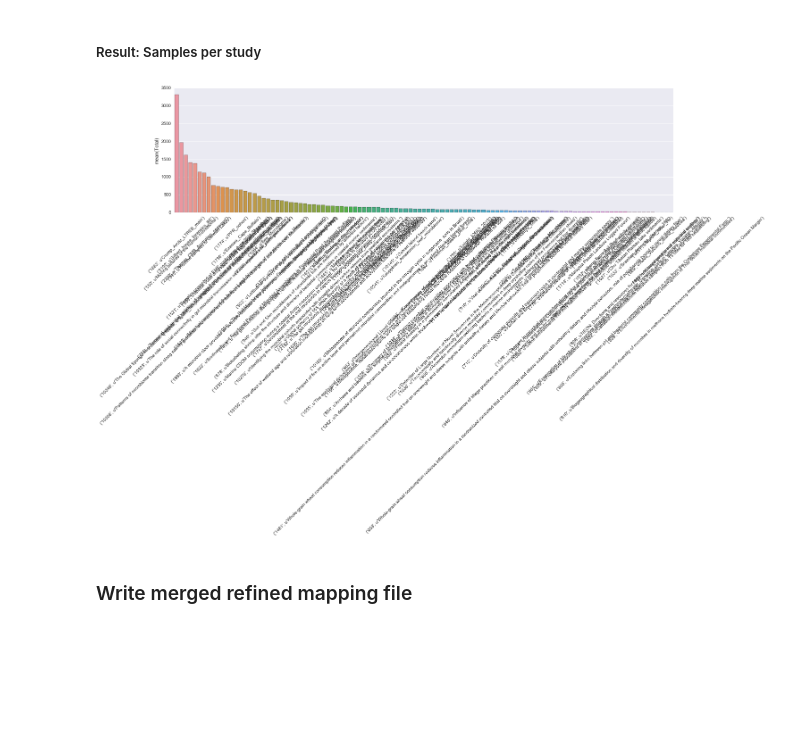
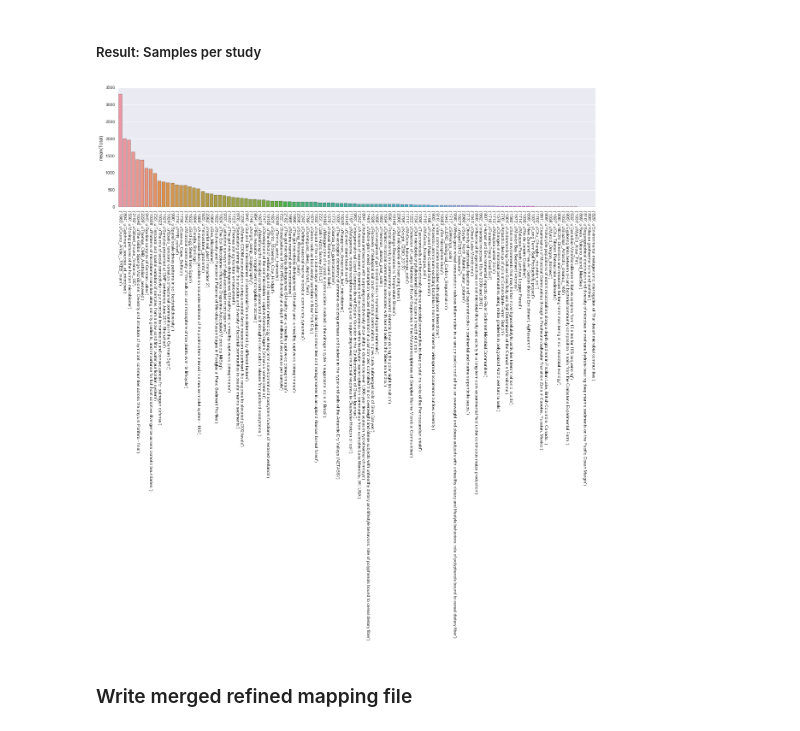
Before and after one commit to biocore/emp, a Jupyter notebook: ipynb/emp20k_metadata_refine.ipynb, the cells around one changed output. Saved outputs shown, nothing was run; the diff lists cells and outputs as text; code cells hidden in the pictures; blank space fills up the shorter version.

Commit message:
fixed host taxids plus minor updates

```diff
--- a/ipynb/emp20k_metadata_refine.ipynb
+++ b/ipynb/emp20k_metadata_refine.ipynb
@@ -375,3 +517,26 @@ df_refined['host_scientific_name_lookup'] = [dict_sn[x] if x in dict_sn else ''
+# %%
+ncbi = NCBITaxa()
+# %%
+df_refined['host_superkingdom'] = np.nan
+df_refined['host_kingdom'] = np.nan
+df_refined['host_phylum'] = np.nan
+df_refined['host_class'] = np.nan
+df_refined['host_order'] = np.nan
+df_refined['host_family'] = np.nan
+df_refined['host_genus'] = np.nan
+df_refined['host_species'] = np.nan
+# %%
+for index, taxid in df_refined.host_taxid.iteritems():
+    if taxid is not '':
+        lineage = get_taxon_path(taxid, ncbi)
+        df_refined['host_superkingdom'][index] = lineage[0]
+        df_refined['host_kingdom'][index] = lineage[1]
+        df_refined['host_phylum'][index] = lineage[2]
+        df_refined['host_class'][index] = lineage[3]
+        df_refined['host_order'][index] = lineage[4]
+        df_refined['host_family'][index] = lineage[5]
+        df_refined['host_genus'][index] = lineage[6]
+        df_refined['host_species'][index] = lineage[7]
 # %% [markdown]
 #### Geography metadata
 # %%
@@ -553,6 +744,8 @@ df_refined['salinity_psu']['10145.7th.1A'] = '0.199'
 df_refined['salinity_psu']['10145.7th.1C'] = '0.831'
 # remove '0.0' values for Study 10247
 df_refined['salinity_psu'][(df_refined['salinity_psu'] == '0.0') & (df_refined['study_id'] == '10247')] = np.nan
+# remove salinity for Study 1627 (sediments) because values were pulled from a book
+df_refined['salinity_psu'][df_refined['study_id'] == '1627'] = np.nan
 # %%
 # oxygen
 df_refined['oxygen_mg_per_l'] = df_merged['oxygen']
@@ -610,10 +791,10 @@ studies_groupby_unstack_sorted = studies_groupby_unstack['Total'].sort_values(as
 # %%
 plt.figure(figsize=(20,5))
 ph = sns.barplot(studies_groupby_unstack_sorted.index, studies_groupby_unstack_sorted)
 for item in ph.get_xticklabels():
-    item.set_rotation(45)
+    item.set_rotation(270)
 # %% [output]
-[figure, old version]
+[figure, new version]
 # %% [markdown]
 ### Write merged refined mapping file
 # %%
```
Also changed, not shown: parts of 53 cells of this notebook.
